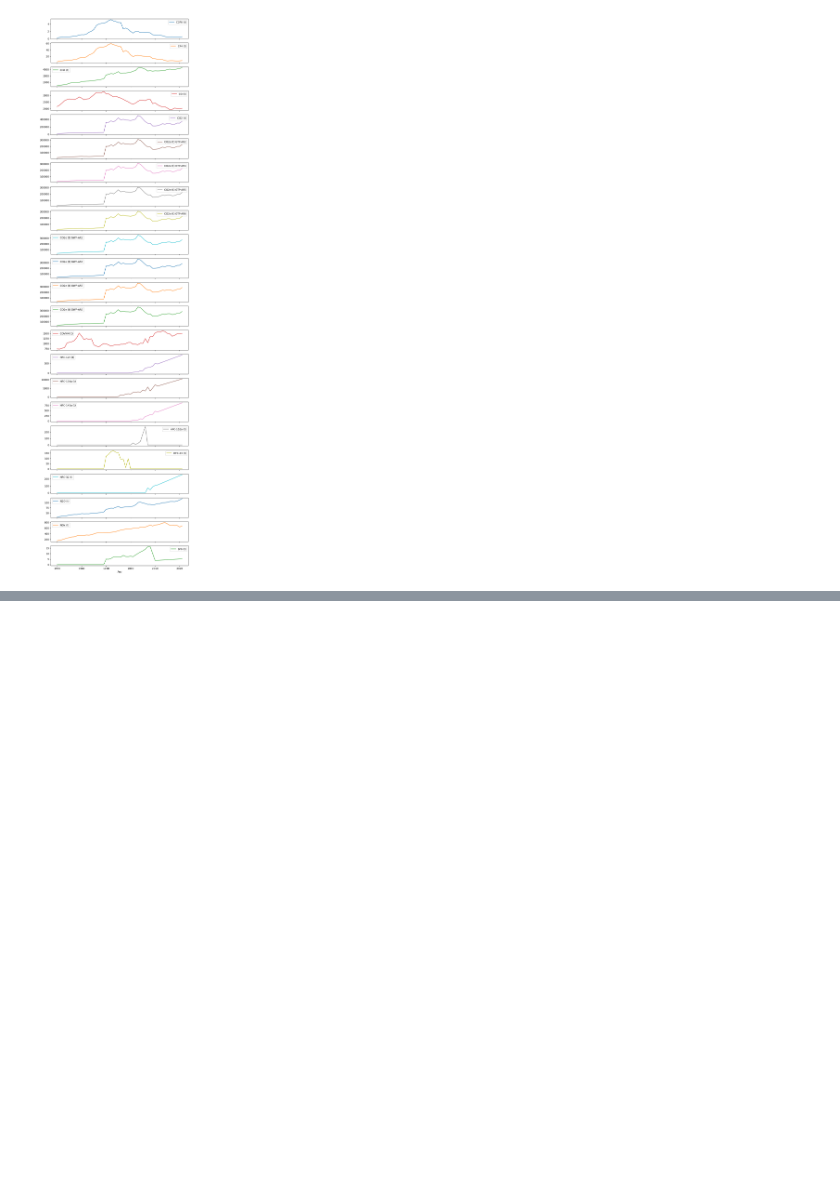
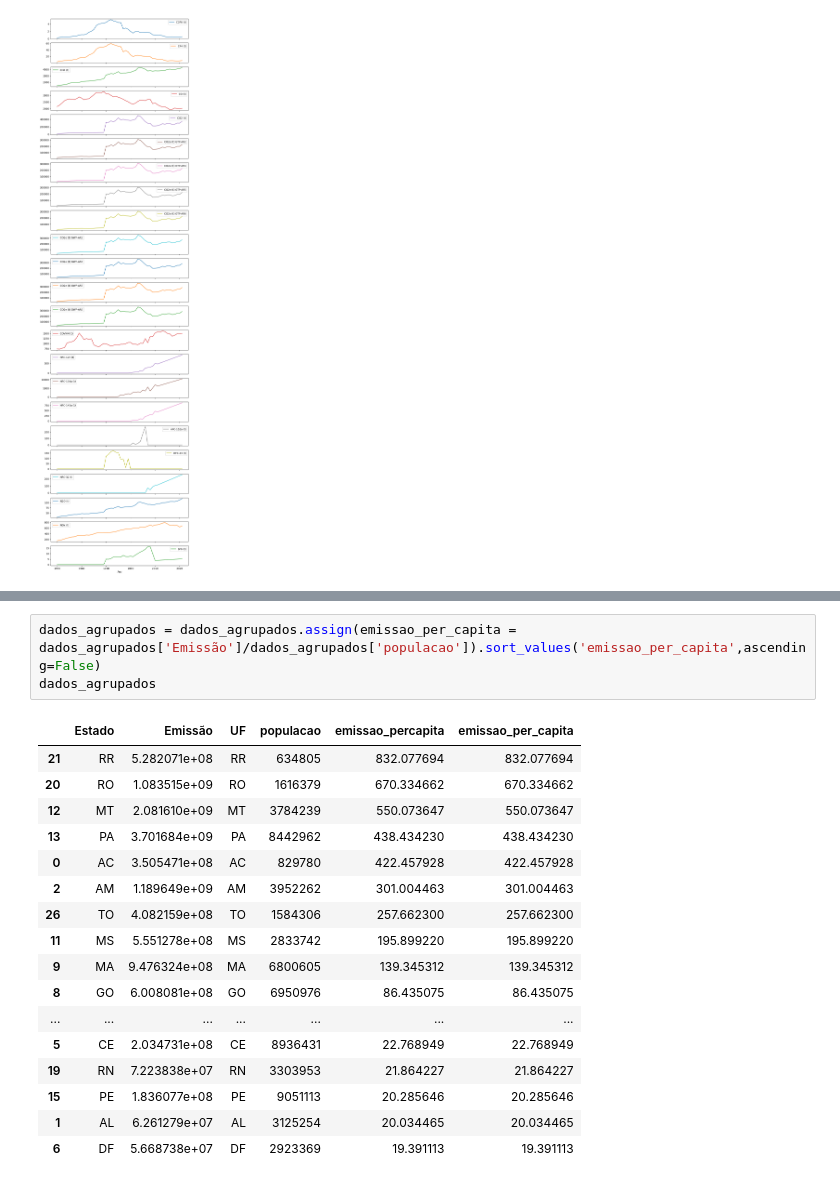
Before and after one commit to allanflm/greenhouse-gas-emissions, a Jupyter notebook: emissao_gases_estufa.ipynb, the cells around one changed output, grey strips where cells are left out. Drawn from its saved outputs; the diff is of its cells as text; blank space fills up the shorter version.

```diff
--- a/emissao_gases_estufa.ipynb
+++ b/emissao_gases_estufa.ipynb
@@ -529,0 +692,21 @@ media_emissao_anual.plot(subplots=True, figsize=(10,40));
+# %%
+dados_agrupados = dados_agrupados.assign(emissao_per_capita = dados_agrupados['Emissão']/dados_agrupados['populacao']).sort_values('emissao_per_capita',ascending=False)
+dados_agrupados
+# %% [output]
+|  | Estado | Emissão | UF | populacao | emissao_percapita | emissao_per_capita |
+| 21 | RR | 5.282071e+08 | RR | 634805 | 832.077694 | 832.077694 |
+| 20 | RO | 1.083515e+09 | RO | 1616379 | 670.334662 | 670.334662 |
+| 12 | MT | 2.081610e+09 | MT | 3784239 | 550.073647 | 550.073647 |
+| 13 | PA | 3.701684e+09 | PA | 8442962 | 438.434230 | 438.434230 |
+| 0 | AC | 3.505471e+08 | AC | 829780 | 422.457928 | 422.457928 |
+| 2 | AM | 1.189649e+09 | AM | 3952262 | 301.004463 | 301.004463 |
+| 26 | TO | 4.082159e+08 | TO | 1584306 | 257.662300 | 257.662300 |
+| 11 | MS | 5.551278e+08 | MS | 2833742 | 195.899220 | 195.899220 |
+| 9 | MA | 9.476324e+08 | MA | 6800605 | 139.345312 | 139.345312 |
+| 8 | GO | 6.008081e+08 | GO | 6950976 | 86.435075 | 86.435075 |
+| ... | ... | ... | ... | ... | ... | ... |
+| 5 | CE | 2.034731e+08 | CE | 8936431 | 22.768949 | 22.768949 |
+| 19 | RN | 7.223838e+07 | RN | 3303953 | 21.864227 | 21.864227 |
+| 15 | PE | 1.836077e+08 | PE | 9051113 | 20.285646 | 20.285646 |
+| 1 | AL | 6.261279e+07 | AL | 3125254 | 20.034465 | 20.034465 |
+| 6 | DF | 5.668738e+07 | DF | 2923369 | 19.391113 | 19.391113 |
```
Also changed, not shown: parts of 15 cells of this notebook, 1 other file.
